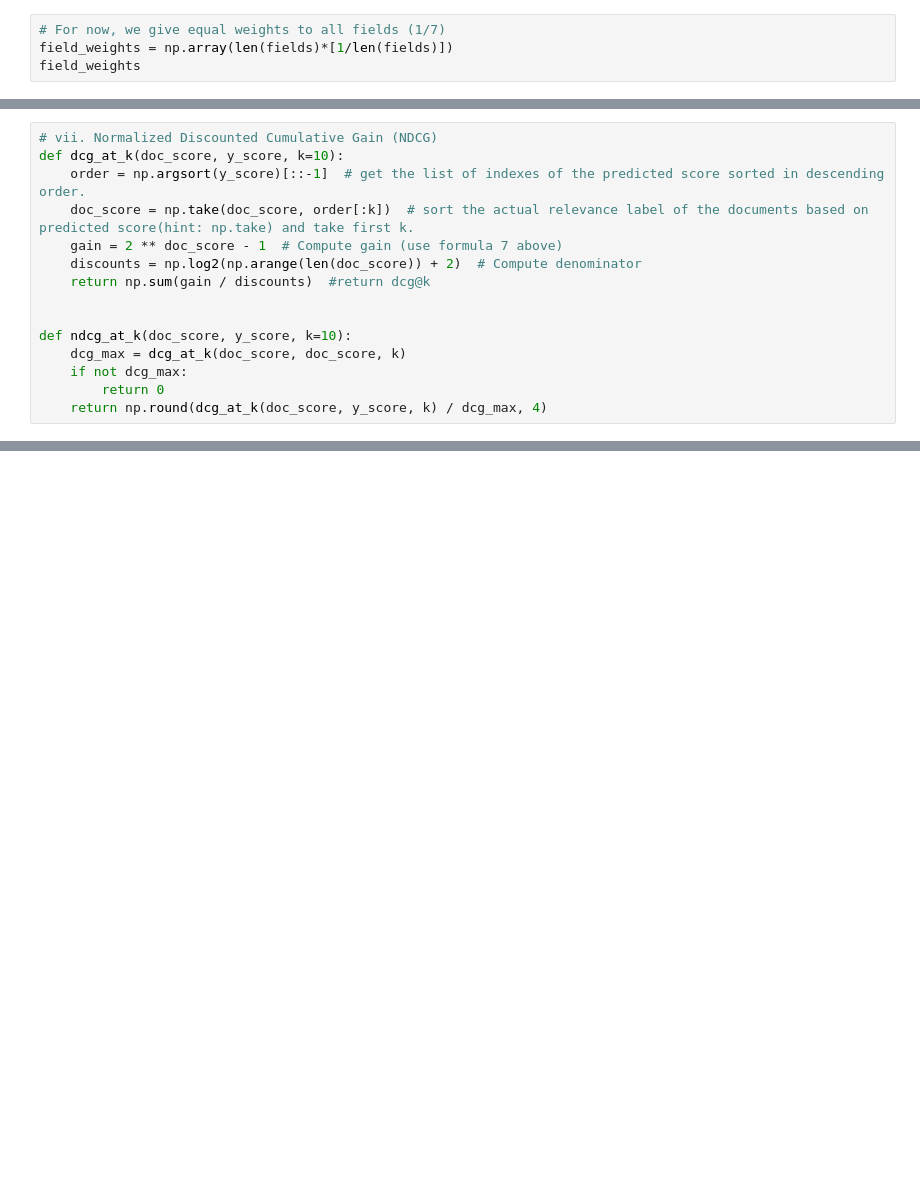
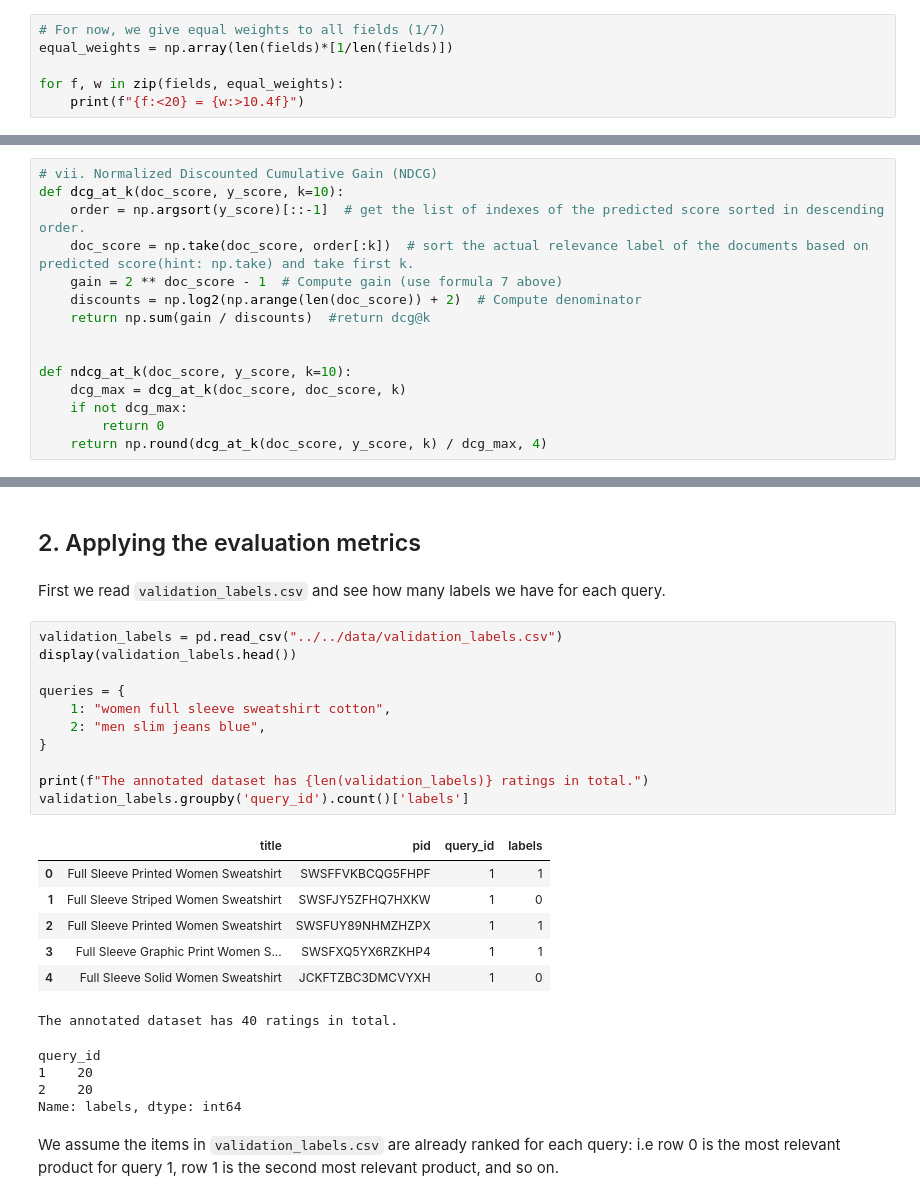
Before and after one commit to froggyalchemist/irwa-search-engine, a Jupyter notebook: project_progress/part_2/build_index.ipynb, the cells around one changed output, grey strips where cells are left out. Drawn from its saved outputs; the diff is of its cells as text; blank space fills up the shorter version.

```diff
--- a/project_progress/part_2/build_index.ipynb
+++ b/project_progress/part_2/build_index.ipynb
@@ -306,5 +292,7 @@ index, tf, df, idf = create_index_tfidf(index_info, num_documents=len(index_info
 # %%
 # For now, we give equal weights to all fields (1/7)
-field_weights = np.array(len(fields)*[1/len(fields)])
-field_weights
+equal_weights = np.array(len(fields)*[1/len(fields)])
+
+for f, w in zip(fields, equal_weights):
+    print(f"{f:<20} = {w:>10.4f}")
 # %% [output]
@@ -649,0 +632,29 @@ print(f"{map_score:.3f} {mrr_score:.3f}")
+# %% [markdown]
+## 2. Applying the evaluation metrics
+# %% [markdown]
+First we read `validation_labels.csv` and see how many labels we have for each query.
+# %%
+validation_labels = pd.read_csv("../../data/validation_labels.csv")
+display(validation_labels.head())
+
+queries = {
+    1: "women full sleeve sweatshirt cotton",
+    2: "men slim jeans blue",
+}
+
+print(f"The annotated dataset has {len(validation_labels)} ratings in total.")
+validation_labels.groupby('query_id').count()['labels']
+# %% [output]
+|  | title | pid | query_id | labels |
+| 0 | Full Sleeve Printed Women Sweatshirt | SWSFFVKBCQG5FHPF | 1 | 1 |
+| 1 | Full Sleeve Striped Women Sweatshirt | SWSFJY5ZFHQ7HXKW | 1 | 0 |
+| 2 | Full Sleeve Printed Women Sweatshirt | SWSFUY89NHMZHZPX | 1 | 1 |
+| 3 | Full Sleeve Graphic Print Women S... | SWSFXQ5YX6RZKHP4 | 1 | 1 |
+| 4 | Full Sleeve Solid Women Sweatshirt | JCKFTZBC3DMCVYXH | 1 | 0 |
+The annotated dataset has 40 ratings in total.
+query_id
+1    20
+2    20
+Name: labels, dtype: int64
+# %% [markdown]
+We assume the items in `validation_labels.csv` are already ranked for each query: i.e row 0 is the most relevant product for query 1, row 1 is the second most relevant product, and so on.
```
Also changed, not shown: parts of 24 cells of this notebook.
